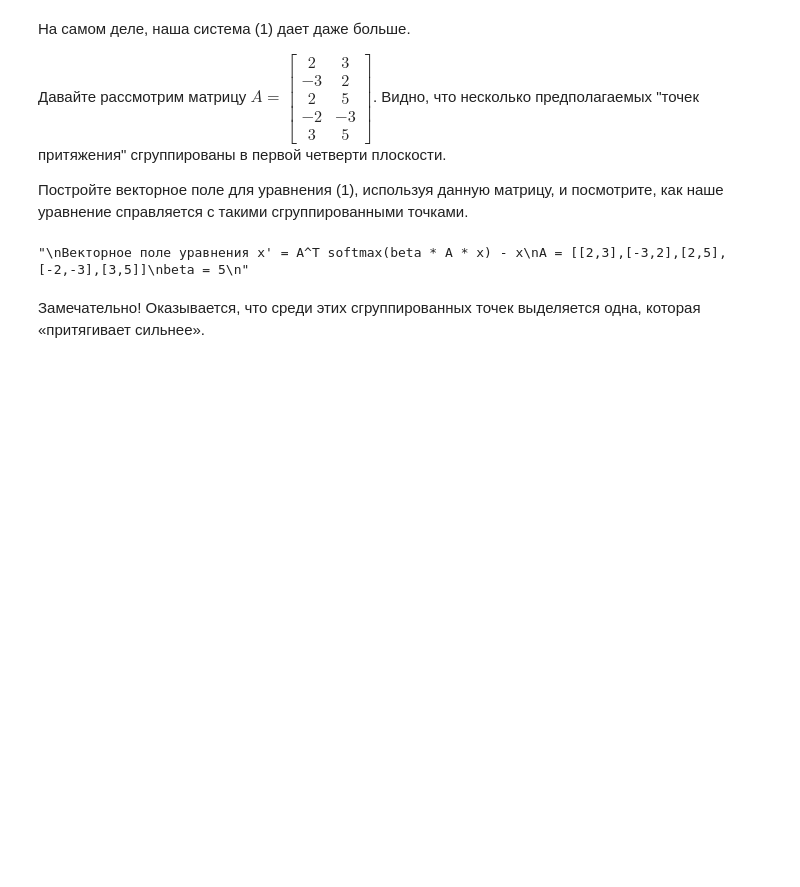
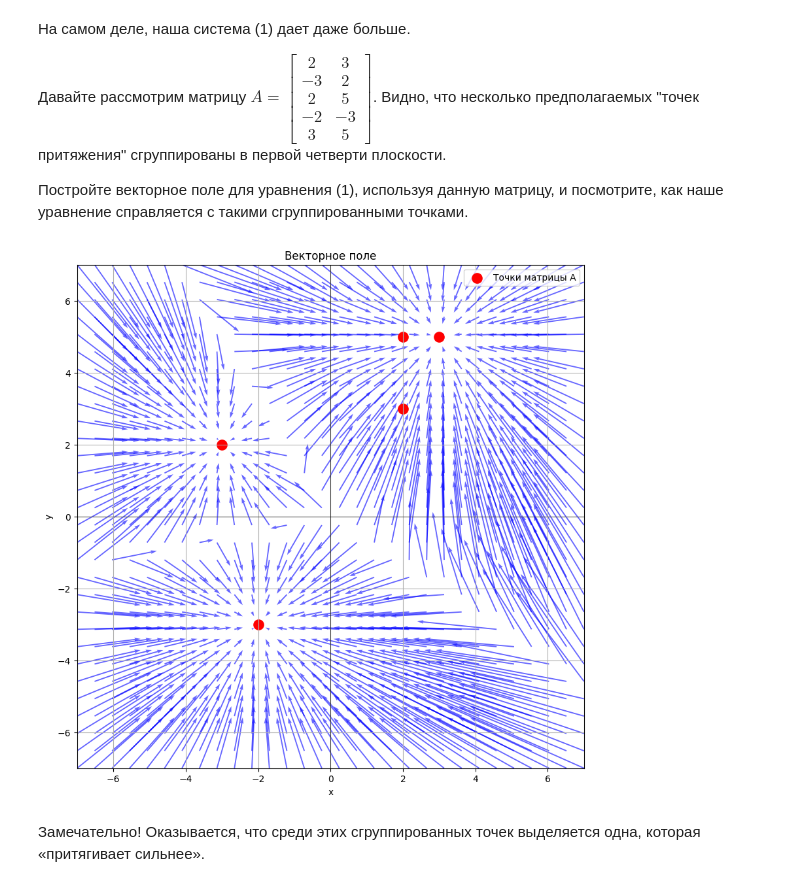
Before and after one commit to dimassolovev/differential-equations, a Jupyter notebook: lab_1.ipynb, the cells around one changed output. Drawn from its saved outputs; the diff is of its cells as text; code cells hidden in the pictures; blank space fills up the shorter version.

```diff
--- a/lab_1.ipynb
+++ b/lab_1.ipynb
@@ -940,13 +939,12 @@ plot_vector_field(np.array([[2,2],[2,-1],[-3,4],[-4,-3]]), 5)
 # %%
 '''
 Векторное поле уравнения x' = A^T softmax(beta * A * x) - x
 A = [[2,3],[-3,2],[2,5], [-2,-3],[3,5]]
 beta = 5
 '''
-
-### Место для Вашего решения
+plot_vector_field(np.array([[2,3],[-3,2],[2,5], [-2,-3],[3,5]]), 5)
 # %% [output]
-"\nВекторное поле уравнения x' = A^T softmax(beta * A * x) - x\nA = [[2,3],[-3,2],[2,5], [-2,-3],[3,5]]\nbeta = 5\n"
+[figure, added]
 # %% [markdown]
 Замечательно! Оказывается, что среди этих сгруппированных точек выделяется одна, которая «притягивает сильнее».
 # %% [markdown]
```
Also changed, not shown: parts of 9 cells of this notebook.
